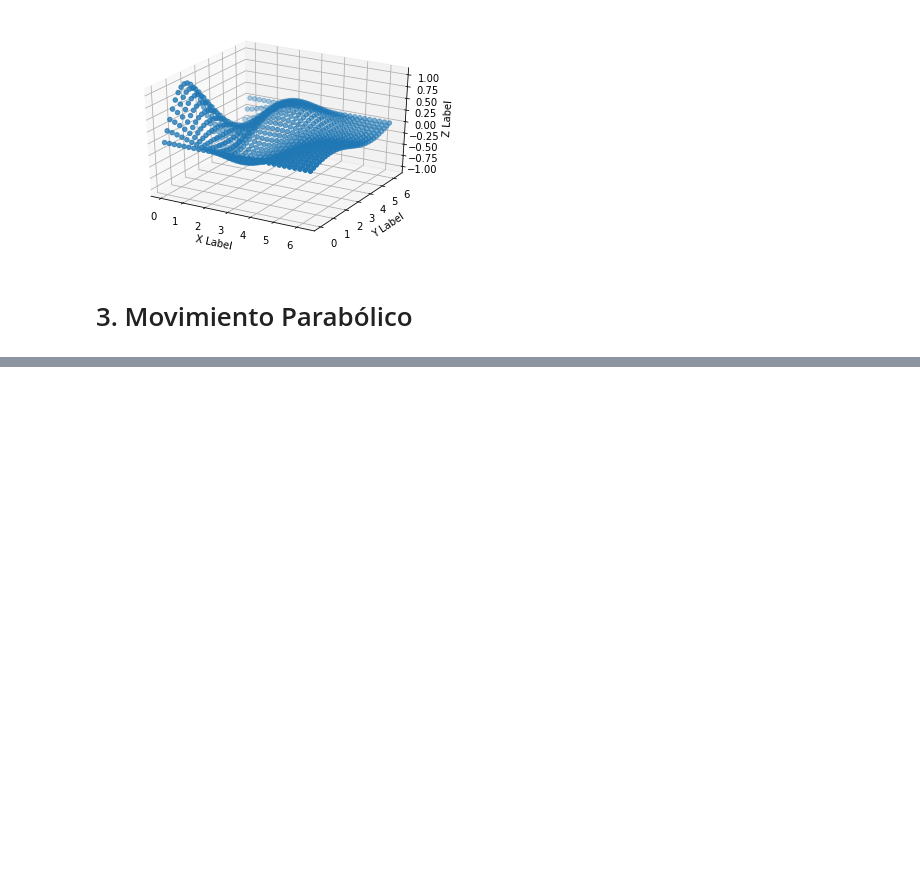
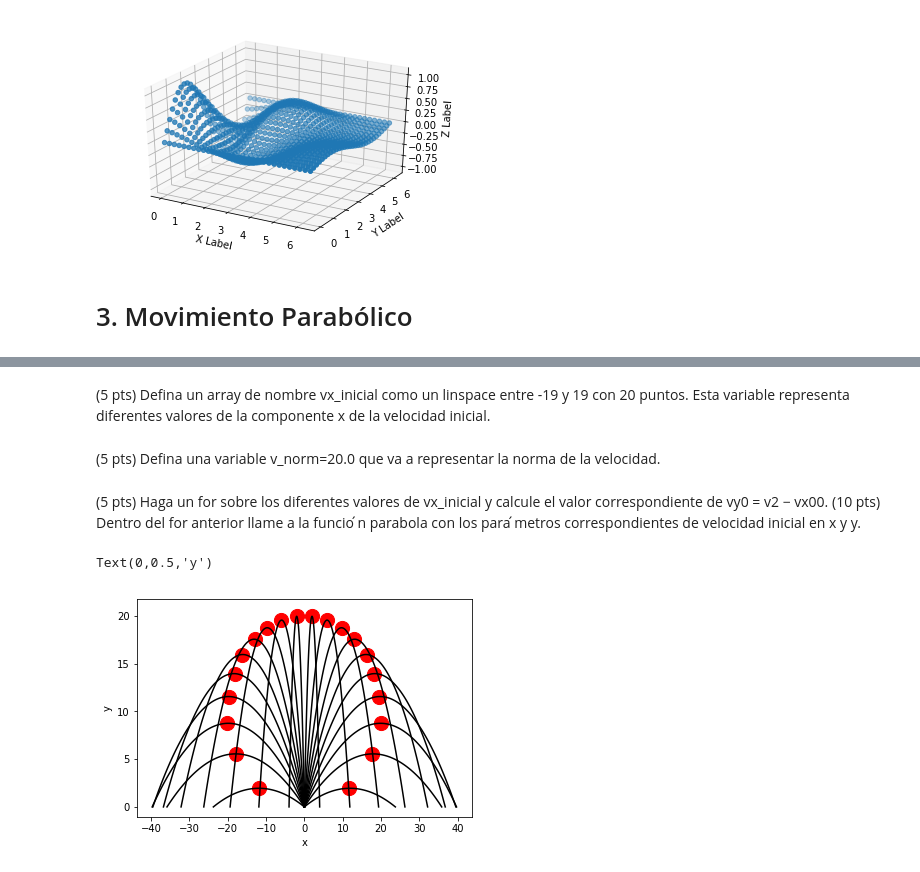
Before and after one commit to ComputoCienciasUniandes/FISI2026-201920, a Jupyter notebook: ejercicios/ForeroJaime_Ejercicio08.ipynb, the cells around one changed output, grey strips where cells are left out. Cells and saved outputs as stored; diff of their text form; code cells hidden in the pictures; blank space fills up the shorter version.

```diff
--- a/ejercicios/ForeroJaime_Ejercicio08.ipynb
+++ b/ejercicios/ForeroJaime_Ejercicio08.ipynb
@@ -123,0 +128,34 @@ Text(0.5,0,'Z Label')
+# %%
+def parabola(v_0x, v_0y):
+    n_points=100
+    a = -10.0
+    t_max = np.abs(2.0*v_0y/a)
+    t = np.linspace(0,t_max, n_points)
+    x = v_0x * t
+    y = v_0y * t  + (0.5 * a * t **2)
+    return x, y
+# %% [markdown]
+(5 pts) Defina un array de nombre vx_inicial como un linspace entre -19 y 19 con 20 puntos. Esta variable representa diferentes valores de la componente x de la velocidad inicial.
+# %%
+vx_inicial = np.linspace(-19,19,20)
+# %% [markdown]
+(5 pts) Defina una variable v_norm=20.0 que va a representar la norma de la velocidad.
+# %%
+v_norm = 20.0
+# %% [markdown]
+(5 pts) Haga un for sobre los diferentes valores de vx_inicial y calcule el valor correspondiente de vy0 =  v2 − vx00.
+(10 pts) Dentro del for anterior llame a la funcio ́n parabola con los para ́metros correspondientes de velocidad inicial en x y y.
+# %%
+for v_x in vx_inicial:
+    v_y = np.sqrt(v_norm**2 - v_x **2)
+    x, y = parabola(v_x, v_y)
+
+    plt.plot(x,y, color='black')
+    ii = np.argmax(y)
+    plt.scatter(x[ii], y[ii], color='red', s=200)
+
+plt.xlabel('x')
+plt.ylabel('y')
+# %% [output]
+Text(0,0.5,'y')
+[figure, added]
```
Also changed, not shown: parts of 1 cell of this notebook.
